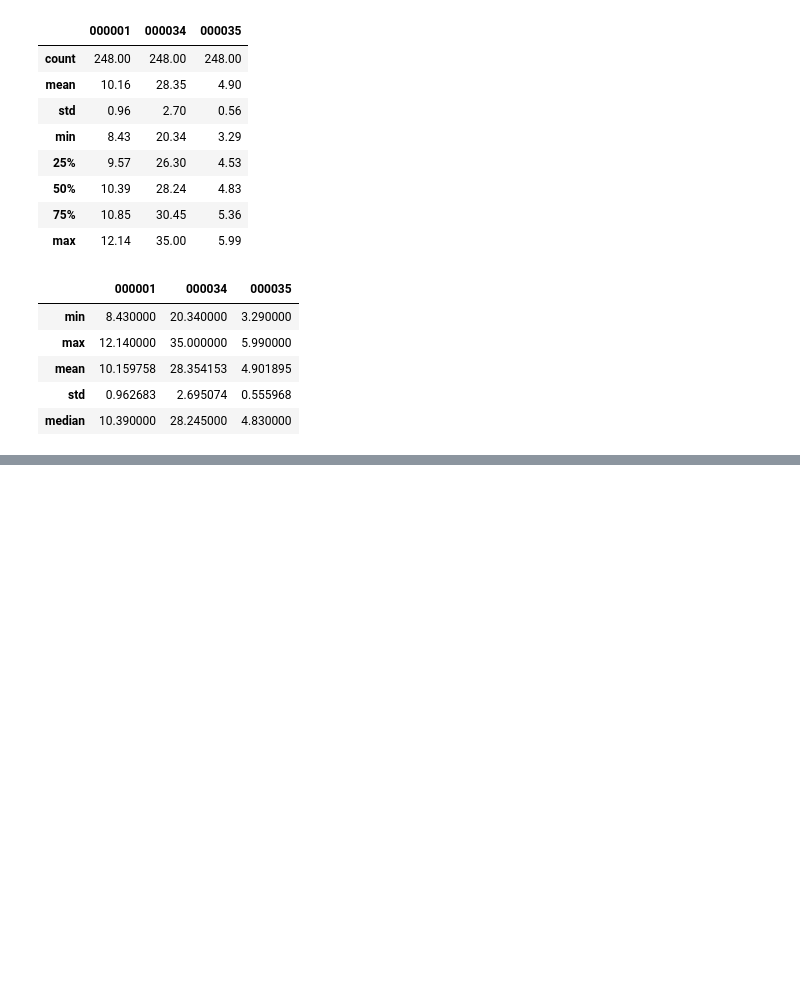
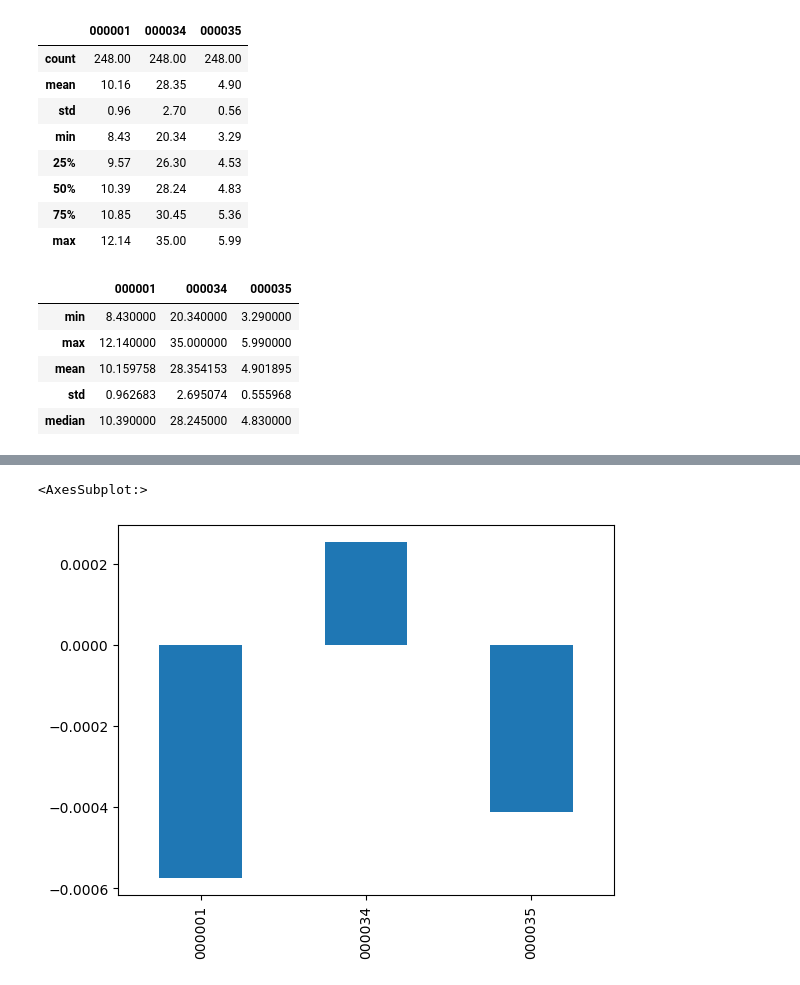
Before and after one commit to jikefan/QuantTradingStudy, a Jupyter notebook: ch01/ch01.ipynb, the cells around one changed output, grey strips where cells are left out. Cells and saved outputs as stored; diff of their text form; code cells hidden in the pictures; blank space fills up the shorter version.

```diff
--- a/ch01/ch01.ipynb
+++ b/ch01/ch01.ipynb
@@ -137,0 +158,5 @@ close_df.aggregate([min, max, np.mean, np.std, np.median])
+# %%
+close_df.pct_change().mean().plot(kind='bar')
+# %% [output]
+<AxesSubplot:>
+[figure, added]
```
Also changed, not shown: parts of 6 cells of this notebook.
